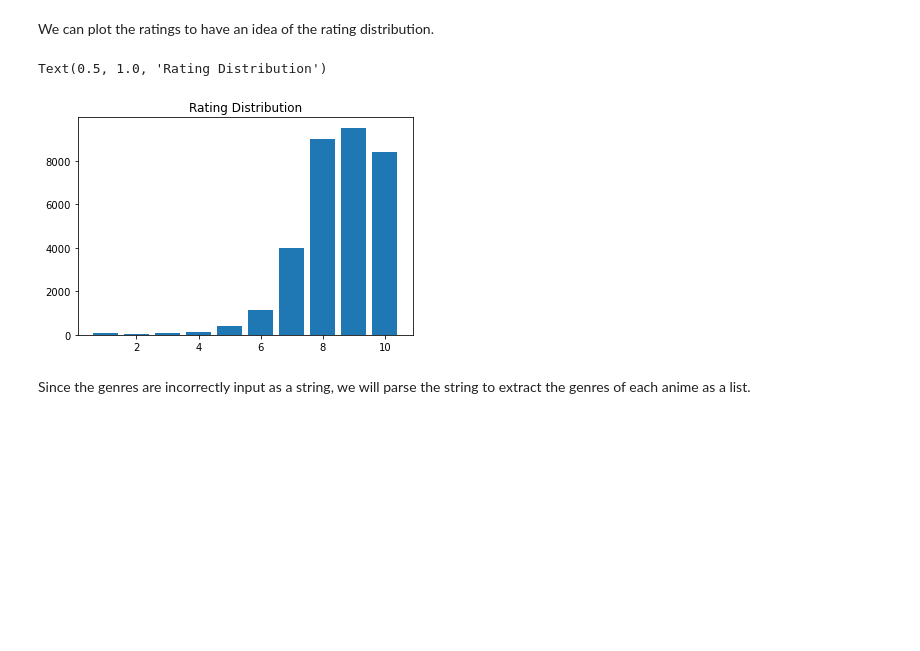
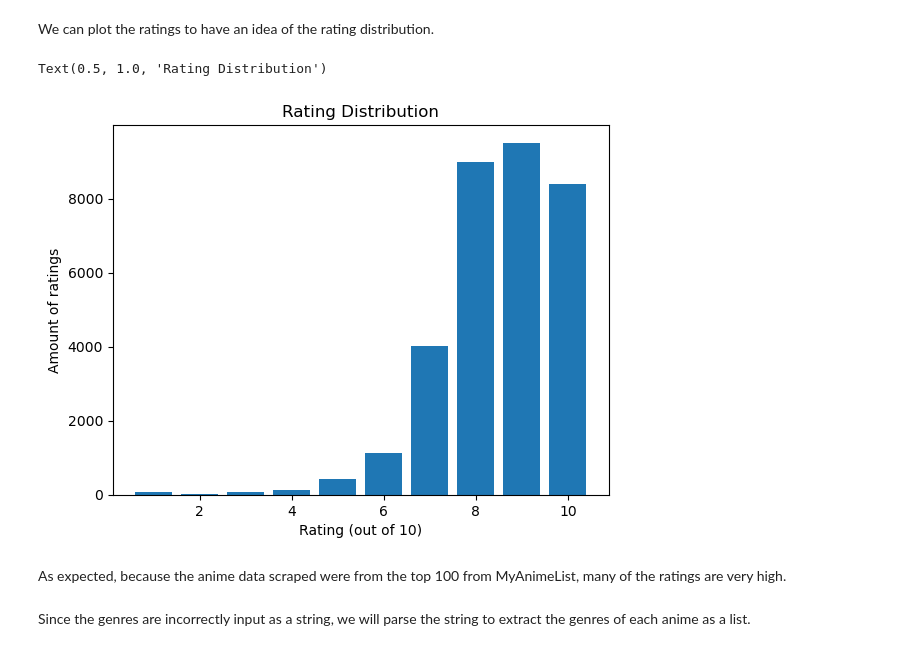
Before and after one commit to htmai-880/sd212, a Jupyter notebook: CHHY_MAI.ipynb, the cells around one changed output. Drawn from its saved outputs; the diff is of its cells as text; code cells hidden in the pictures; blank space fills up the shorter version.

```diff
--- a/CHHY_MAI.ipynb
+++ b/CHHY_MAI.ipynb
@@ -185,14 +181,18 @@ We can plot the ratings to have an idea of the rating distribution.
 # %%
 from collections import Counter
 
 #count ratings
 rating_count = Counter(rating_df['rating'])
 #plot ratings
 plt.bar(rating_count.keys(), rating_count.values())
+plt.xlabel("Rating (out of 10)")
+plt.ylabel("Amount of ratings")
 plt.title("Rating Distribution")
 # %% [output]
 Text(0.5, 1.0, 'Rating Distribution')
-[figure, old version]
+[figure, new version]
+# %% [markdown]
+As expected, because the anime data scraped were from the top 100 from MyAnimeList, many of the ratings are very high.
 # %% [markdown]
 Since the genres are incorrectly input as a string, we will parse the string to extract the genres of each anime as a list.
 # %%
```
Also changed, not shown: parts of 11 cells of this notebook, 2 other files.
